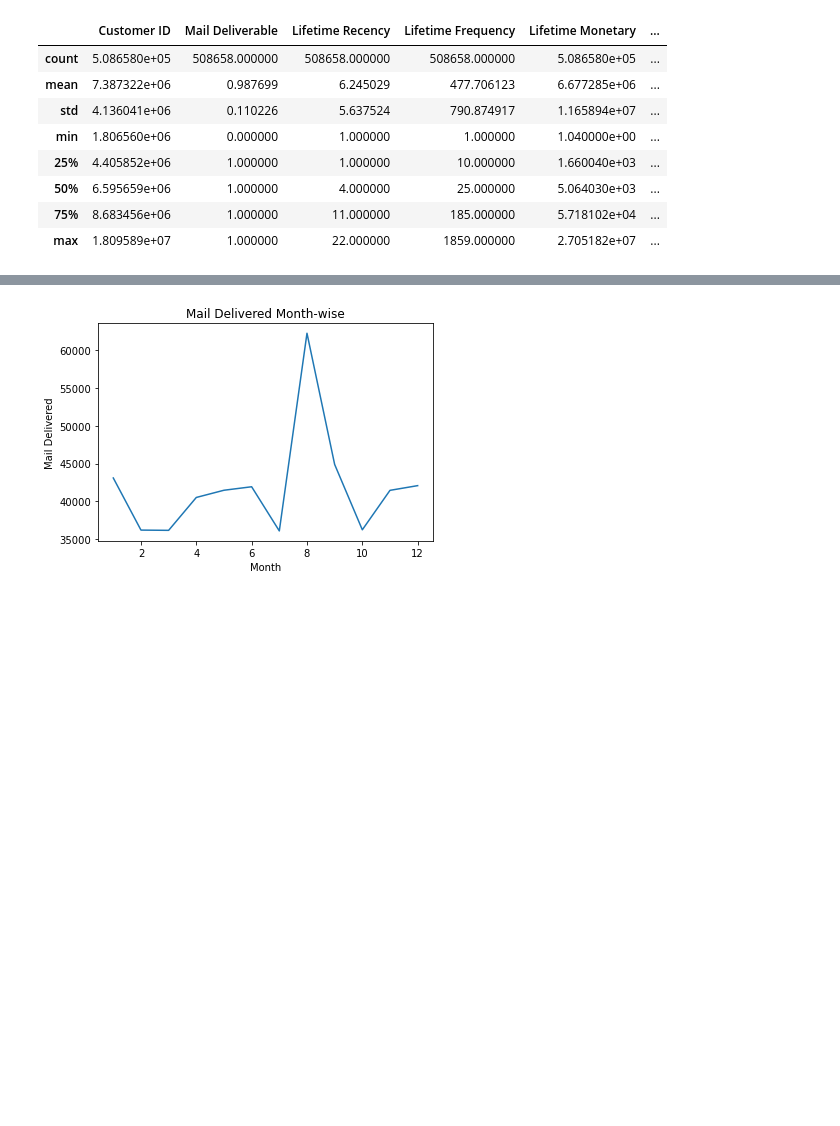
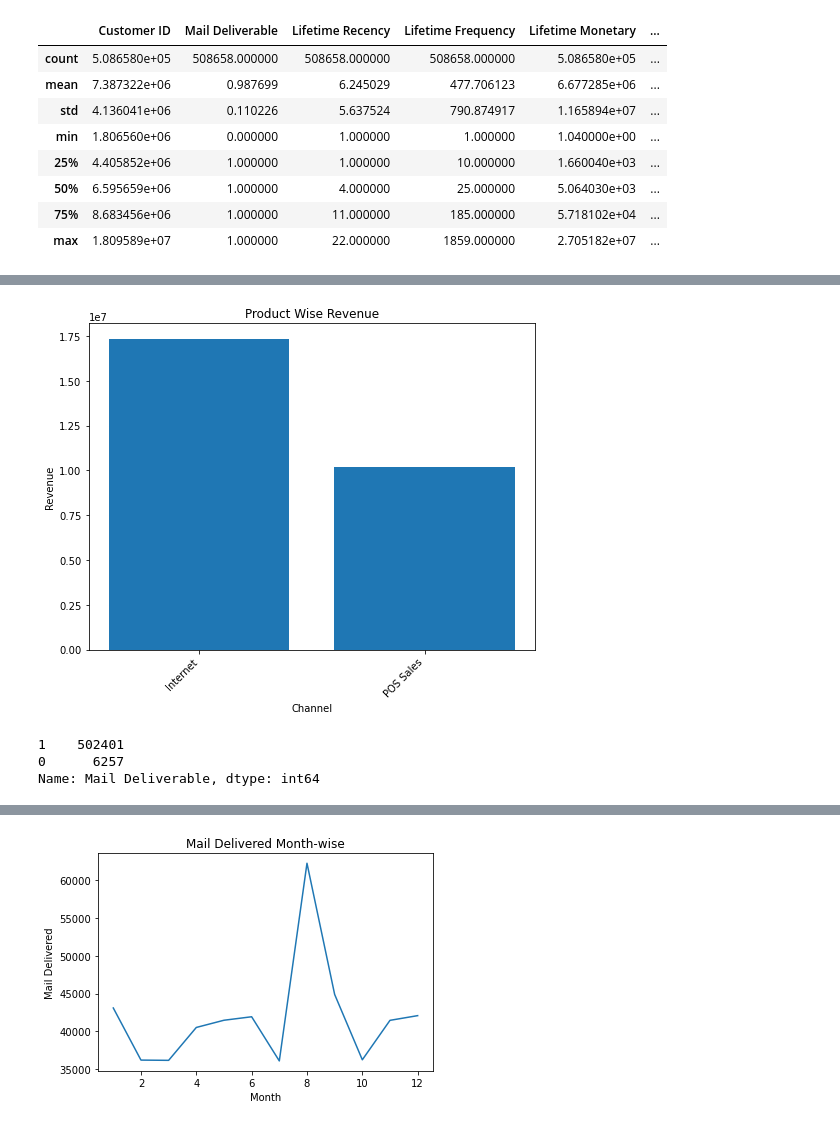
Before and after one commit to pm1596/Segmentation, a Jupyter notebook: ImpactCaseStudy - Clustering.ipynb, the cells around one changed output, grey strips where cells are left out. Drawn from its saved outputs; the diff is of its cells as text; code cells hidden in the pictures; blank space fills up the shorter version.

```diff
--- a/ImpactCaseStudy - Clustering.ipynb
+++ b/ImpactCaseStudy - Clustering.ipynb
@@ -354,0 +391,24 @@ merged_df.describe()
+# %%
+# group the data by channel and sum the Amount column
+revenue_by_channel = merged_df.groupby('Channel')['Revenue'].sum()
+
+# create a bar plot
+fig, ax = plt.subplots(figsize=(8, 6))
+ax.bar(revenue_by_channel.index, revenue_by_channel.values)
+plt.xticks(rotation=45, ha='right')
+
+# add labels and title
+plt.xlabel('Channel')
+plt.ylabel('Revenue')
+plt.title('Product Wise Revenue')
+
+# display the plot
+plt.show()
+# %% [output]
+[figure, added]
+# %%
+merged_df['Mail Deliverable'].value_counts()
+# %% [output]
+1    502401
+0      6257
+Name: Mail Deliverable, dtype: int64
```
Also changed, not shown: parts of 23 cells of this notebook.
